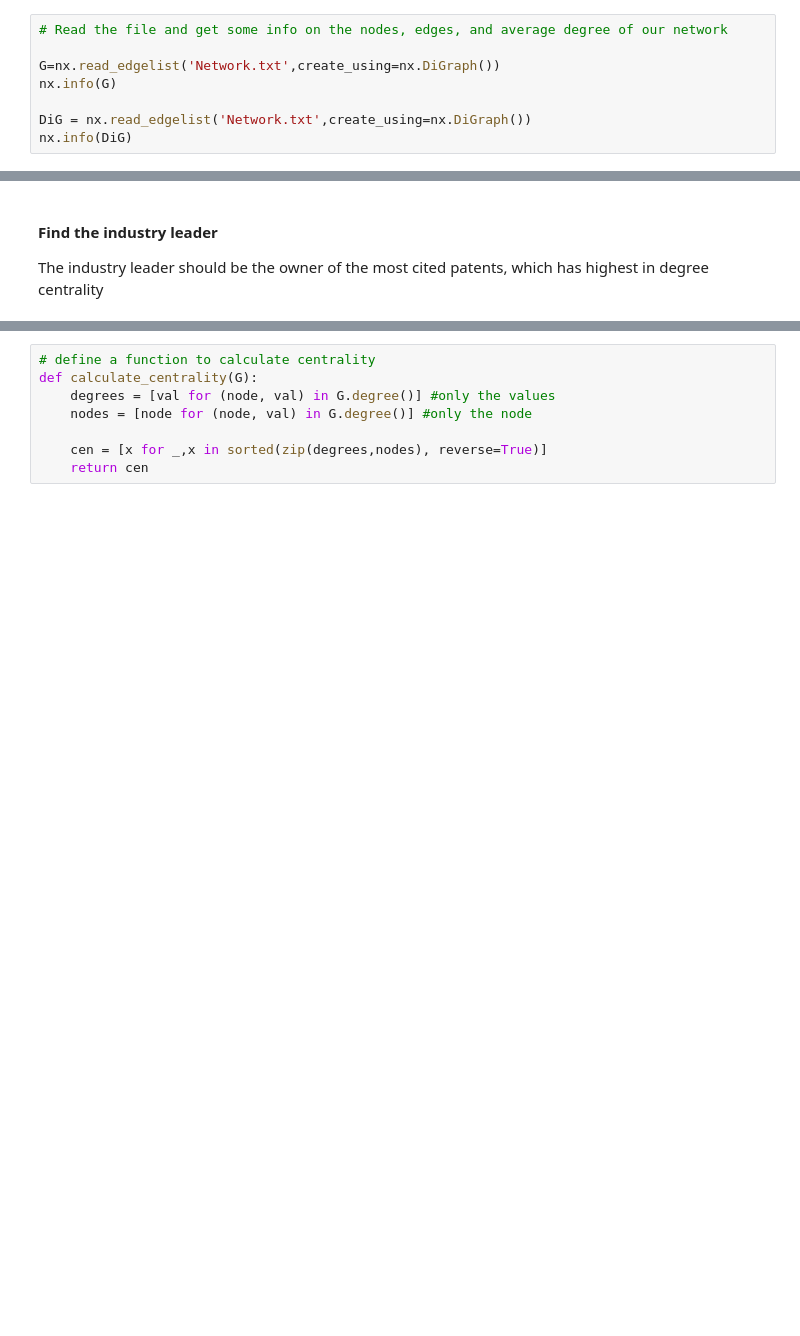
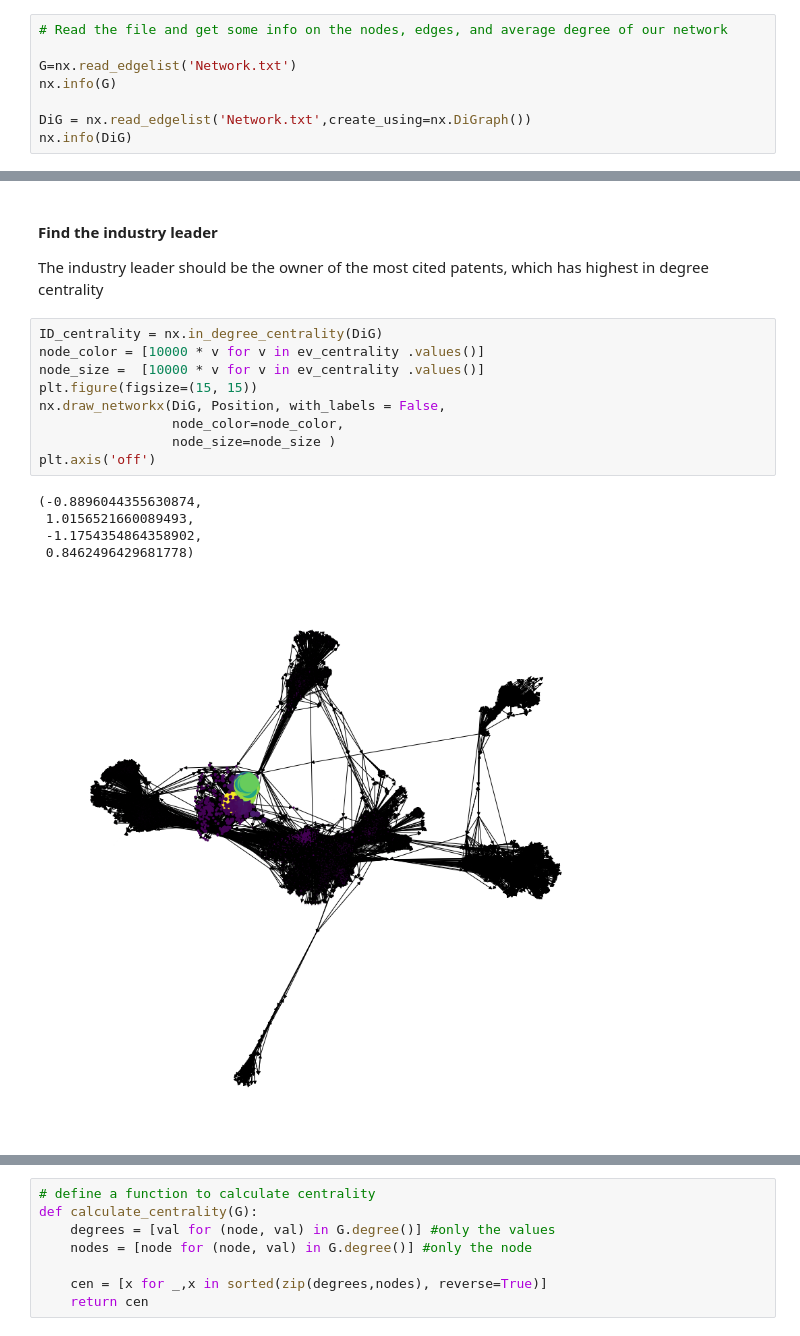
Before and after one commit to Mgallese97/Data-Science-in-Practice, a Jupyter notebook: Problem Set 3/ps3-digraph.ipynb, the cells around one changed output, grey strips where cells are left out. Drawn from its saved outputs; the diff is of its cells as text; blank space fills up the shorter version.

```diff
--- a/Problem Set 3/ps3-digraph.ipynb
+++ b/Problem Set 3/ps3-digraph.ipynb
@@ -42,7 +42,7 @@ First let's ask for some information regarding our directed graph which doesn't
 # %%
 # Read the file and get some info on the nodes, edges, and average degree of our network
 
-G=nx.read_edgelist('Network.txt',create_using=nx.DiGraph())
+G=nx.read_edgelist('Network.txt')
 nx.info(G)
 
 DiG = nx.read_edgelist('Network.txt',create_using=nx.DiGraph())
@@ -99,3 +102,18 @@ plt.axis('off')
 # %% [markdown]
 #### Find the industry leader
 The industry leader should be the owner of the most cited patents, which has highest in degree centrality
+# %%
+ID_centrality = nx.in_degree_centrality(DiG)
+node_color = [10000 * v for v in ev_centrality .values()]
+node_size =  [10000 * v for v in ev_centrality .values()]
+plt.figure(figsize=(15, 15))
+nx.draw_networkx(DiG, Position, with_labels = False,
+                 node_color=node_color,
+                 node_size=node_size )
+plt.axis('off')
+# %% [output]
+(-0.8896044355630874,
+ 1.0156521660089493,
+ -1.1754354864358902,
+ 0.8462496429681778)
+[figure, added]
```
Also changed, not shown: parts of 10 cells of this notebook, 2 other files.
